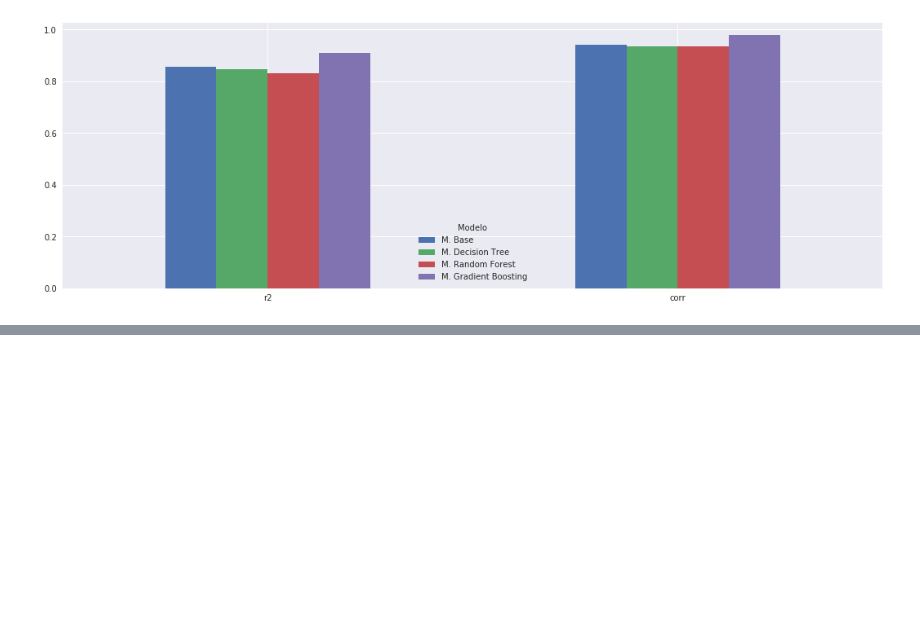
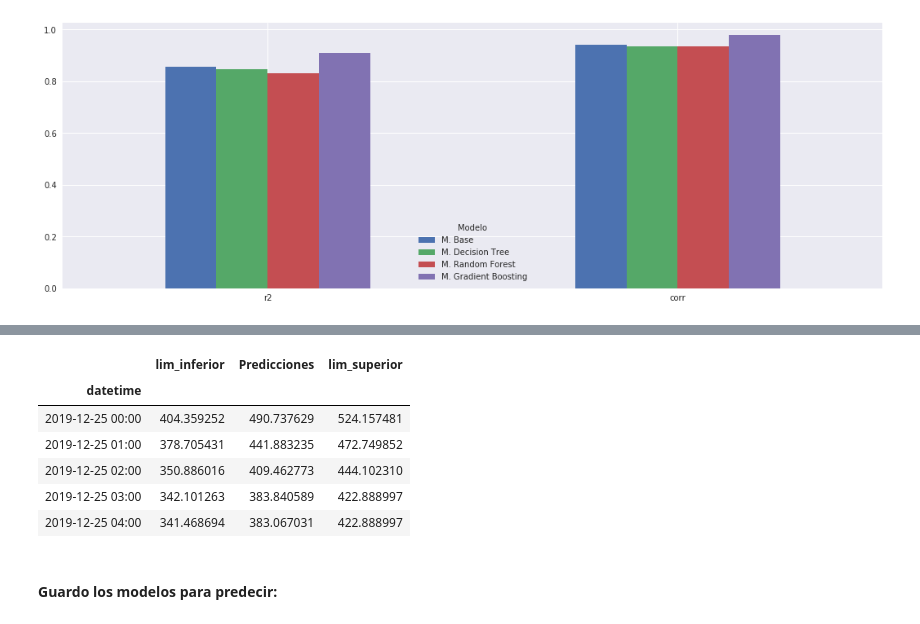
Before and after one commit to pablohhb/TFM, a Jupyter notebook: modelos.ipynb, the cells around one changed output, grey strips where cells are left out. Saved outputs shown, nothing was run; the diff lists cells and outputs as text; code cells hidden in the pictures; blank space fills up the shorter version.

```diff
--- a/modelos.ipynb
+++ b/modelos.ipynb
@@ -434,0 +585,16 @@ comparacion_metricas[['r2', 'corr']].T.plot(kind = 'bar', rot = 0);
+# %%
+pred_int_conf = pd.DataFrame()
+pred_int_conf['lim_inferior'] = inf['prediccion']
+pred_int_conf['Predicciones'] = prediccion_m_gradientB['prediccion']
+pred_int_conf['lim_superior'] = sup['prediccion']
+pred_int_conf.head()
+# %% [output]
+|  | lim_inferior | Predicciones | lim_superior |
+| datetime |  |  |  |
+| 2019-12-25 00:00 | 404.359252 | 490.737629 | 524.157481 |
+| 2019-12-25 01:00 | 378.705431 | 441.883235 | 472.749852 |
+| 2019-12-25 02:00 | 350.886016 | 409.462773 | 444.102310 |
+| 2019-12-25 03:00 | 342.101263 | 383.840589 | 422.888997 |
+| 2019-12-25 04:00 | 341.468694 | 383.067031 | 422.888997 |
+# %% [markdown]
+#### Guardo los modelos para predecir:
```
Also changed, not shown: parts of 65 cells of this notebook.
